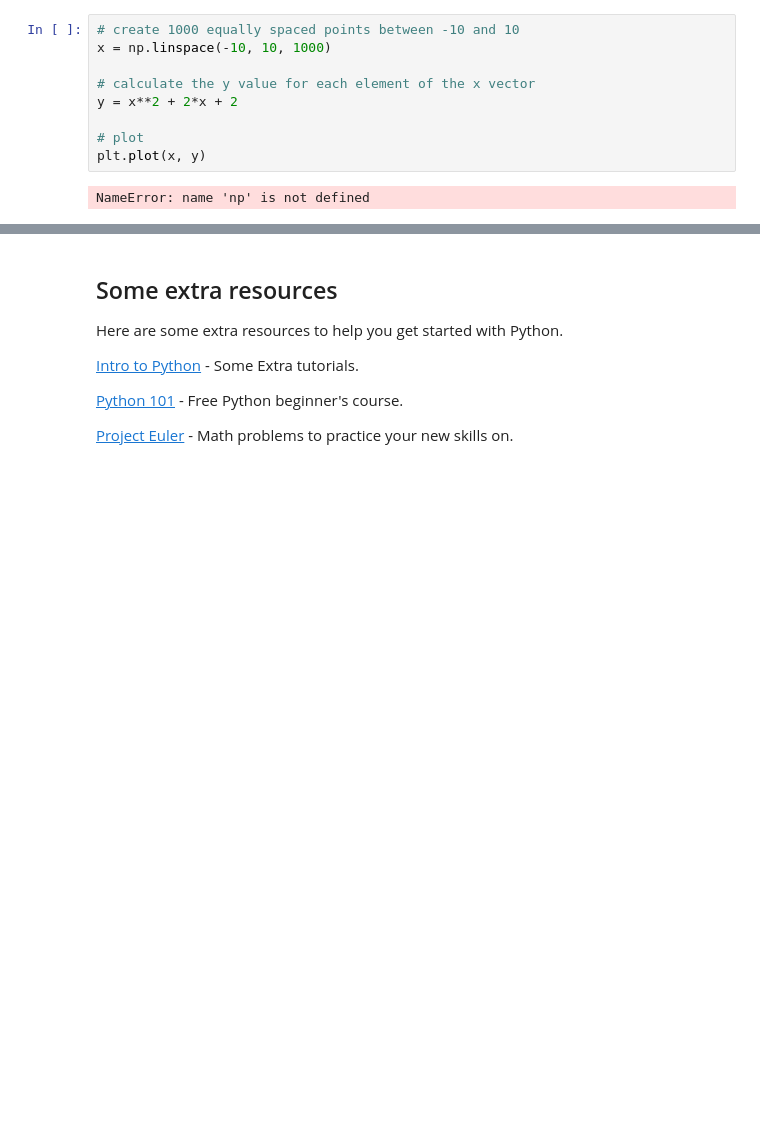
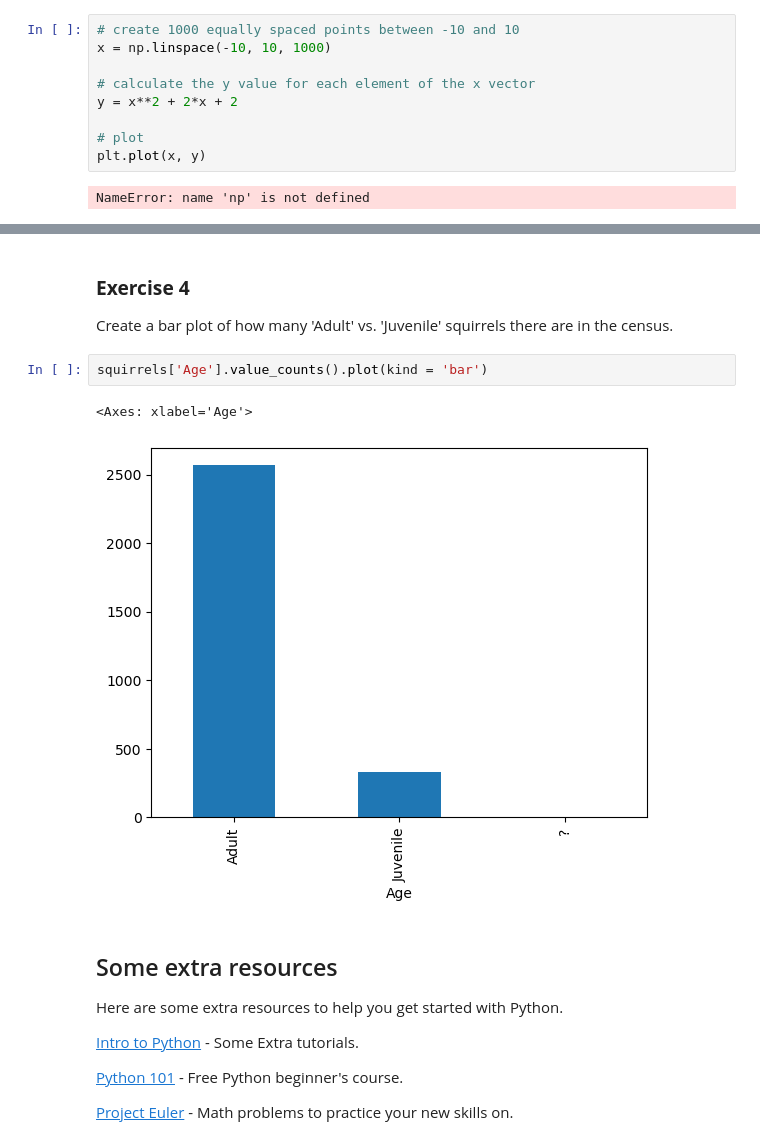
Before and after one commit to avakeeling199/intro-to-python, a Jupyter notebook: Worksheet COMPLETE.ipynb, the cells around one changed output, grey strips where cells are left out. Saved outputs shown, nothing was run; the diff lists cells and outputs as text; blank space fills up the shorter version.

```diff
--- a/Worksheet COMPLETE.ipynb
+++ b/Worksheet COMPLETE.ipynb
@@ -177,3 +209,11 @@ NameError: name 'np' is not defined
+# %% [markdown]
+### **Exercise 4**
+Create a bar plot of how many 'Adult' vs. 'Juvenile' squirrels there are in the census.
+# %%
+squirrels['Age'].value_counts().plot(kind = 'bar')
+# %% [output]
+<Axes: xlabel='Age'>
+[figure, added]
 # %% [markdown]
 ## Some extra resources
 Here are some extra resources to help you get started with Python.
```
Also changed, not shown: parts of 8 cells of this notebook, 1 other file.
